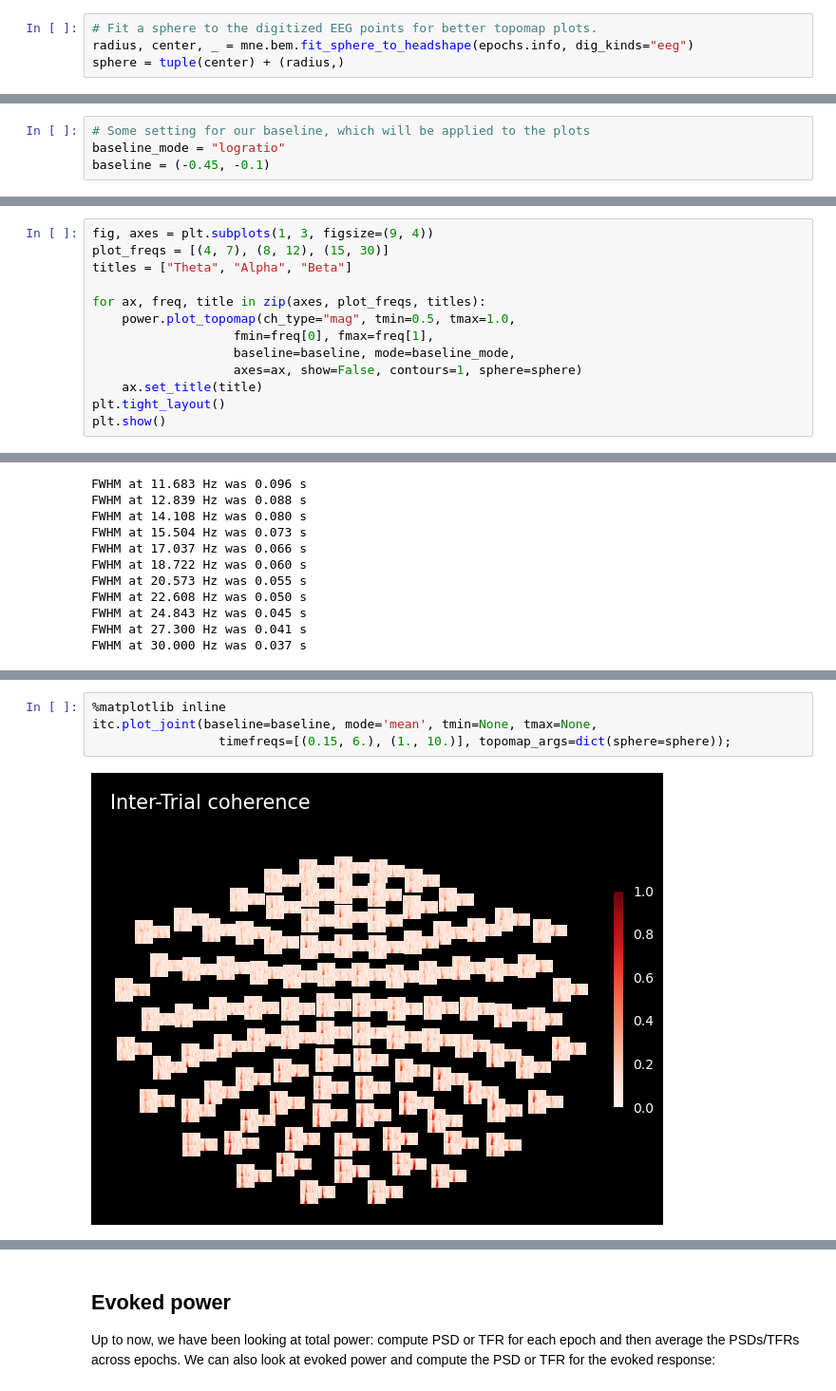
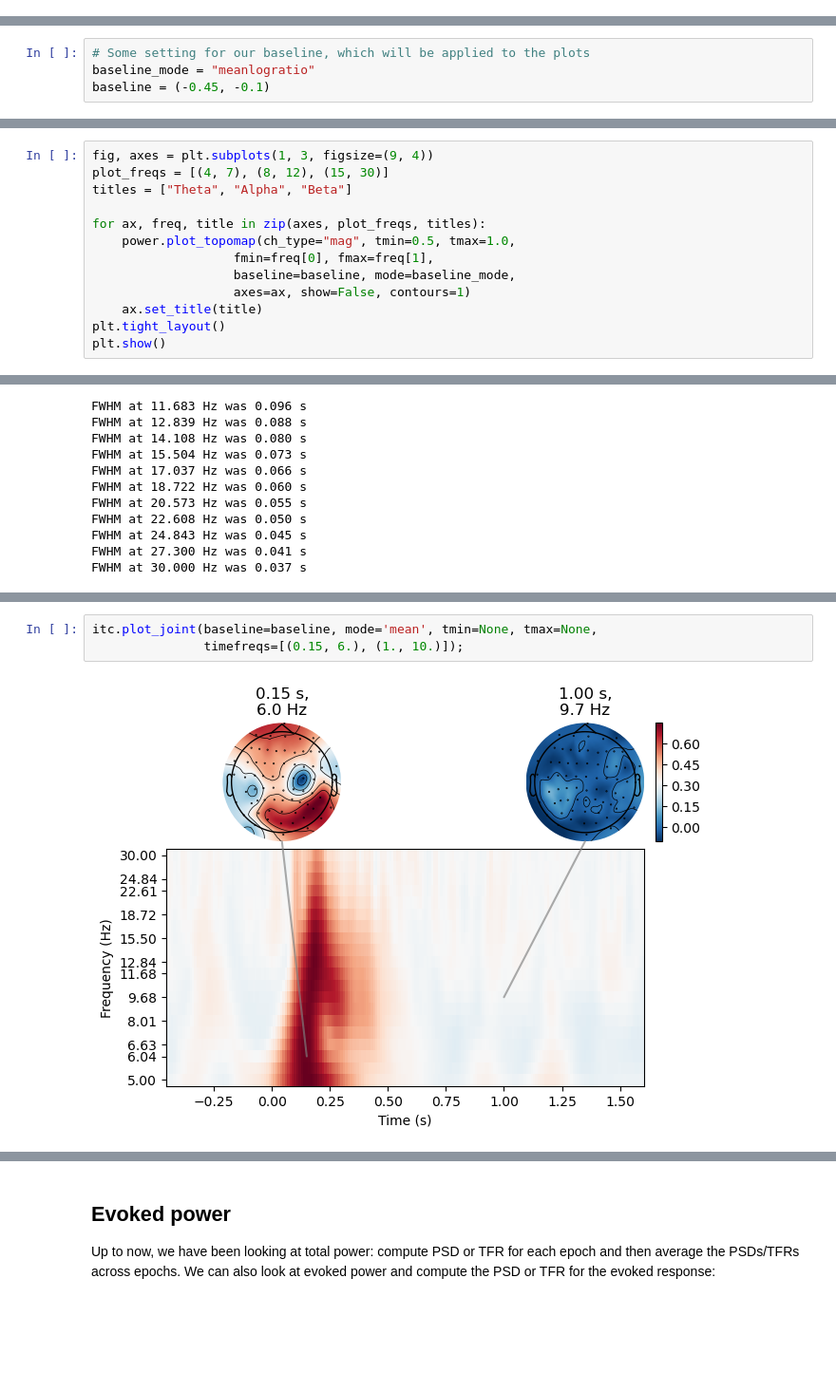
Before and after one commit to wmvanvliet/mne-course, a Jupyter notebook: 3-time-frequency.ipynb, the cells around one changed output, grey strips where cells are left out. Shown at 95% size. Drawn from its saved outputs; the diff is of its cells as text; blank space fills up the shorter version.

```diff
--- a/3-time-frequency.ipynb
+++ b/3-time-frequency.ipynb
@@ -85,4 +72,0 @@ epochs_psd
-# %%
-# Fit a sphere to the digitized EEG points for better topomap plots.
-radius, center, _ = mne.bem.fit_sphere_to_headshape(epochs.info, dig_kinds="eeg")
-sphere = tuple(center) + (radius,)
@@ -159,0 +143,4 @@ itc.crop(-0.45, 1.6)
+# %%
+# Some setting for our baseline, which will be applied to the plots
+baseline_mode = "meanlogratio"
+baseline = (-0.45, -0.1)
@@ -171,4 +165,0 @@ Let's look at the time-frequency spectra of all channels.
-# %%
-# Some setting for our baseline, which will be applied to the plots
-baseline_mode = "logratio"
-baseline = (-0.45, -0.1)
@@ -221,7 +198,7 @@ for ax, freq, title in zip(axes, plot_freqs, titles):
     power.plot_topomap(ch_type="mag", tmin=0.5, tmax=1.0,
                    fmin=freq[0], fmax=freq[1],
                    baseline=baseline, mode=baseline_mode,
-                   axes=ax, show=False, contours=1, sphere=sphere)
+                   axes=ax, show=False, contours=1)
     ax.set_title(title)
 plt.tight_layout()
 plt.show()
@@ -311,6 +288,5 @@ itc.plot_topo(title="Inter-Trial coherence", vmin=0., vmax=1., cmap='Reds');
 # %%
-%matplotlib inline
 itc.plot_joint(baseline=baseline, mode='mean', tmin=None, tmax=None,
-                 timefreqs=[(0.15, 6.), (1., 10.)], topomap_args=dict(sphere=sphere));
+               timefreqs=[(0.15, 6.), (1., 10.)]);
 # %% [output]
-[figure, old version]
+[figure, new version]
```
Also changed, not shown: parts of 32 cells of this notebook, 1 other file.
